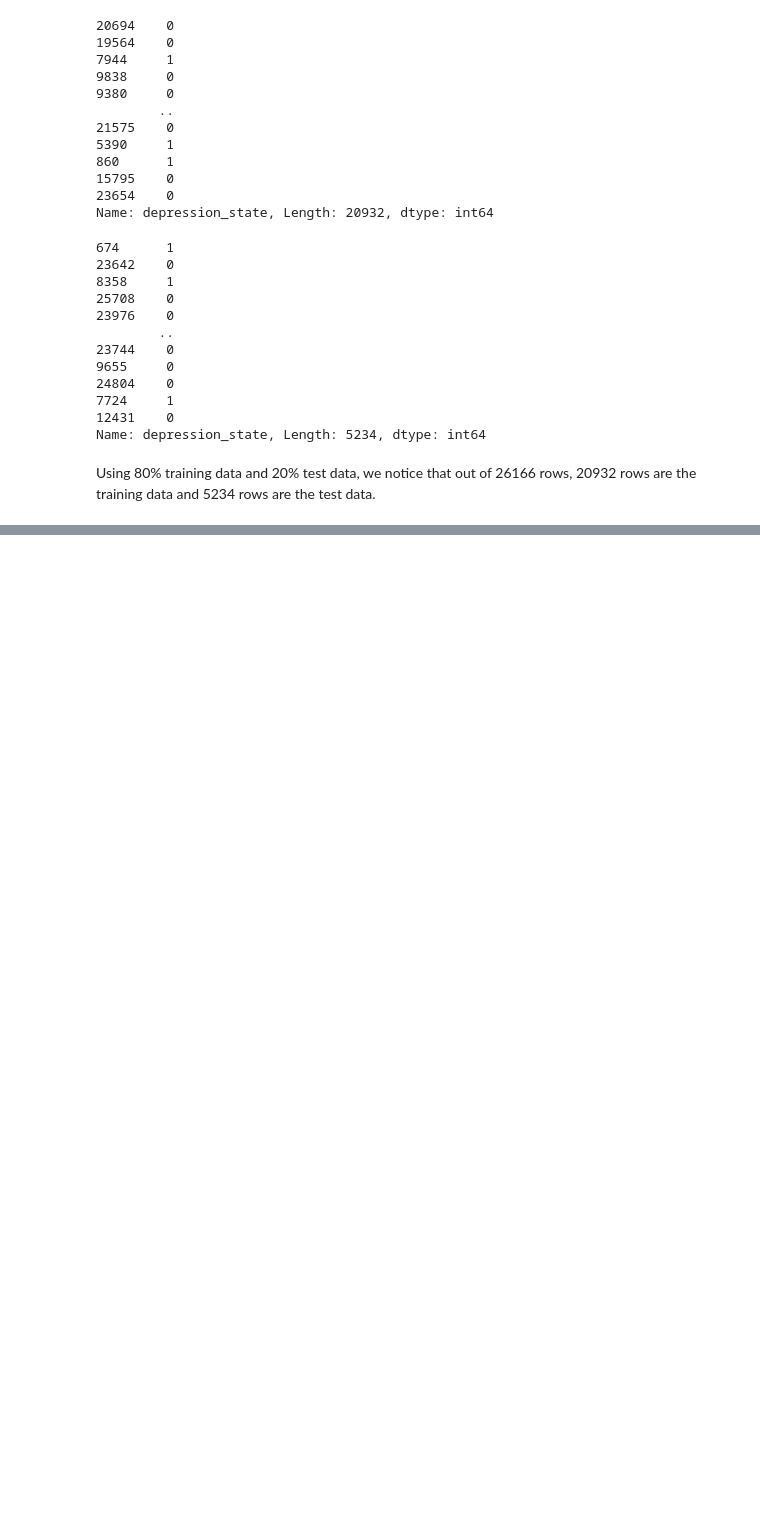
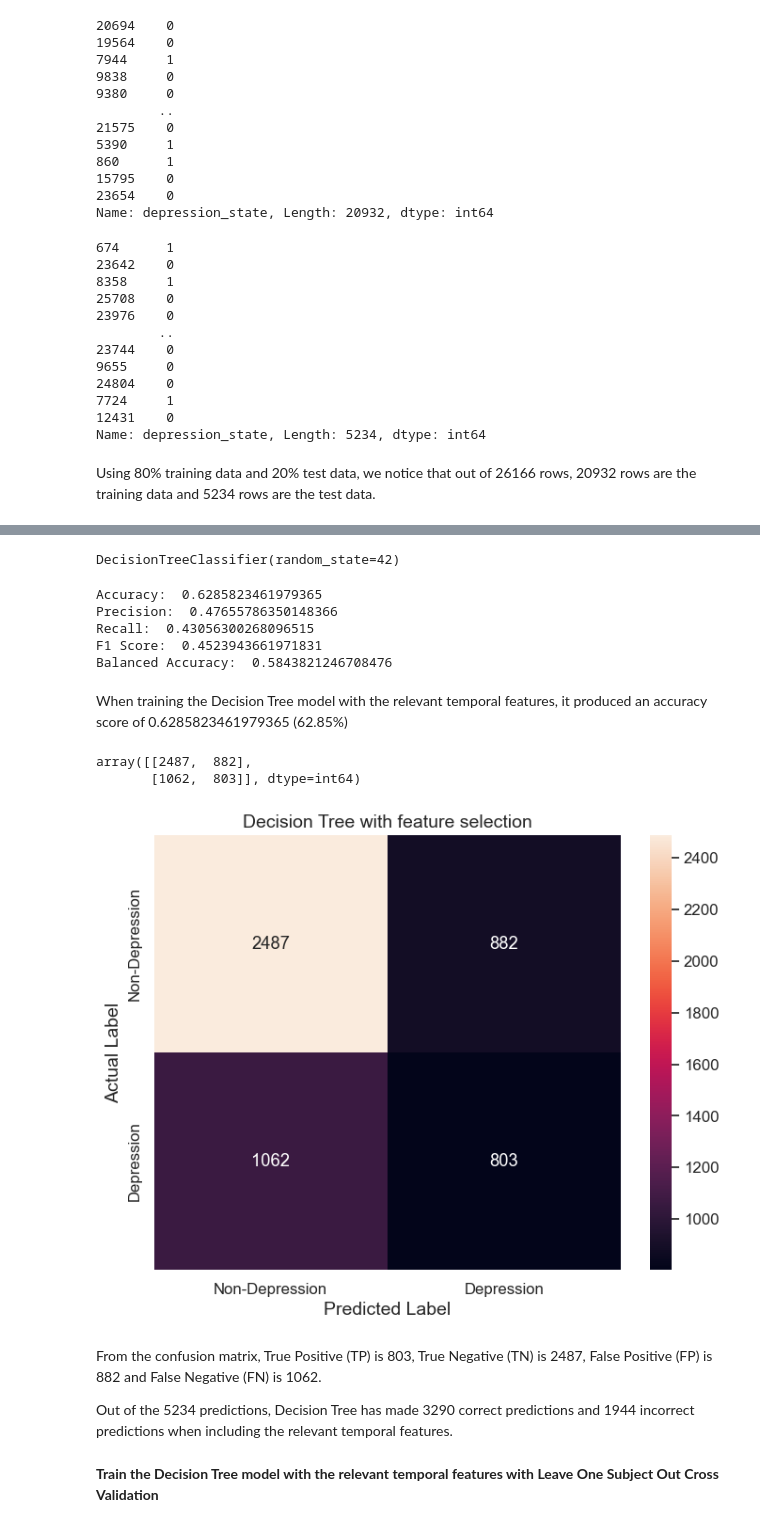
Before and after one commit to KADev2022/CS3IP, a Jupyter notebook: Machine Learning Experiment - Depression or Non-Depression Classification (Final).ipynb, the cells around one changed output, grey strips where cells are left out. Saved outputs shown, nothing was run; the diff lists cells and outputs as text; code cells hidden in the pictures; blank space fills up the shorter version.

```diff
--- a/Machine Learning Experiment - Depression or Non-Depression Classification (Final).ipynb
+++ b/Machine Learning Experiment - Depression or Non-Depression Classification (Final).ipynb
@@ -1981,0 +2132,16 @@ Out of the 5234 predictions, Random Forest has made 3369 correct predictions and
+# %%
+'''
+Train the Decision Tree model with the relevant features without cross validation
+
+X - predictors - relevant features (drop number, depresssion_state and irrelevant temporal feature columns)
+y - class (depresssion_state column)
+'''
+X = new_patient_df.drop(["number", "0_Area under the curve",
+                         "0_Mean absolute diff", "0_Mean diff",
+                         "0_Median absolute diff", "0_Median diff",
+                         "0_Signal distance", "0_Slope",
+                         "0_Sum absolute diff", "depression_state"], axis=1)
+y = new_patient_df["depression_state"]
+# %%
+# Data Splitting - split into 80% training data and 20% test data
+X_train, X_test, y_train, y_test = train_test_split(X, y, test_size=0.2, random_state=42)
@@ -1981,0 +2216,56 @@ Out of the 5234 predictions, Random Forest has made 3369 correct predictions and
+# %%
+# Train the Decision Tree model
+dt_clf = DecisionTreeClassifier(random_state=42)
+dt_clf.fit(X_train, y_train)
+# %% [output]
+DecisionTreeClassifier(random_state=42)
+# %%
+# Predict the class for the independent variables
+y_pred = dt_clf.predict(X_test)
+# %%
+# Evaluation metric results for Decision Tree with the relevant temporal features without cross validation
+
+# Accuracy score for Decision Tree
+accuracy = accuracy_score(y_test, y_pred)
+print("Accuracy: ", accuracy)
+
+# Precision score for Decision Tree
+precision = precision_score(y_test, y_pred)
+print("Precision: ", precision)
+
+# Recall score for Decision Tree
+recall = recall_score(y_test, y_pred)
+print("Recall: ", recall)
+
+# F1 score for Decision Tree
+f1 = f1_score(y_test, y_pred)
+print("F1 Score: ", f1)
+
+# Balanced Accuracy score for Decision Tree
+balanced_accuracy = balanced_accuracy_score(y_test, y_pred)
+print("Balanced Accuracy: ", balanced_accuracy)
+# %% [output]
+Accuracy:  0.6285823461979365
+Precision:  0.47655786350148366
+Recall:  0.43056300268096515
+F1 Score:  0.4523943661971831
+Balanced Accuracy:  0.5843821246708476
+# %% [markdown]
+When training the Decision Tree model with the relevant temporal features, it produced an accuracy score of 0.6285823461979365 (62.85%)
+# %%
+# Confusion matrix for the Decision Tree model with the relevant temporal features
+confusion_matrix(y_test, y_pred)
+# %% [output]
+array([[2487,  882],
+       [1062,  803]], dtype=int64)
+# %%
+plot_confusion_matrix_without_cross_validation(confusion_matrix(y_test, y_pred),
+                                               "Decision Tree with feature selection")
+# %% [output]
+[figure, added]
+# %% [markdown]
+From the confusion matrix, True Positive (TP) is 803, True Negative (TN) is 2487, False Positive (FP) is 882 and False Negative (FN) is 1062.<br>
+
+Out of the 5234 predictions, Decision Tree has made 3290 correct predictions and 1944 incorrect predictions when including the relevant temporal features.
+# %% [markdown]
+**Train the Decision Tree model with the relevant temporal features with Leave One Subject Out Cross Validation**
```
Also changed, not shown: parts of 39 cells of this notebook.
